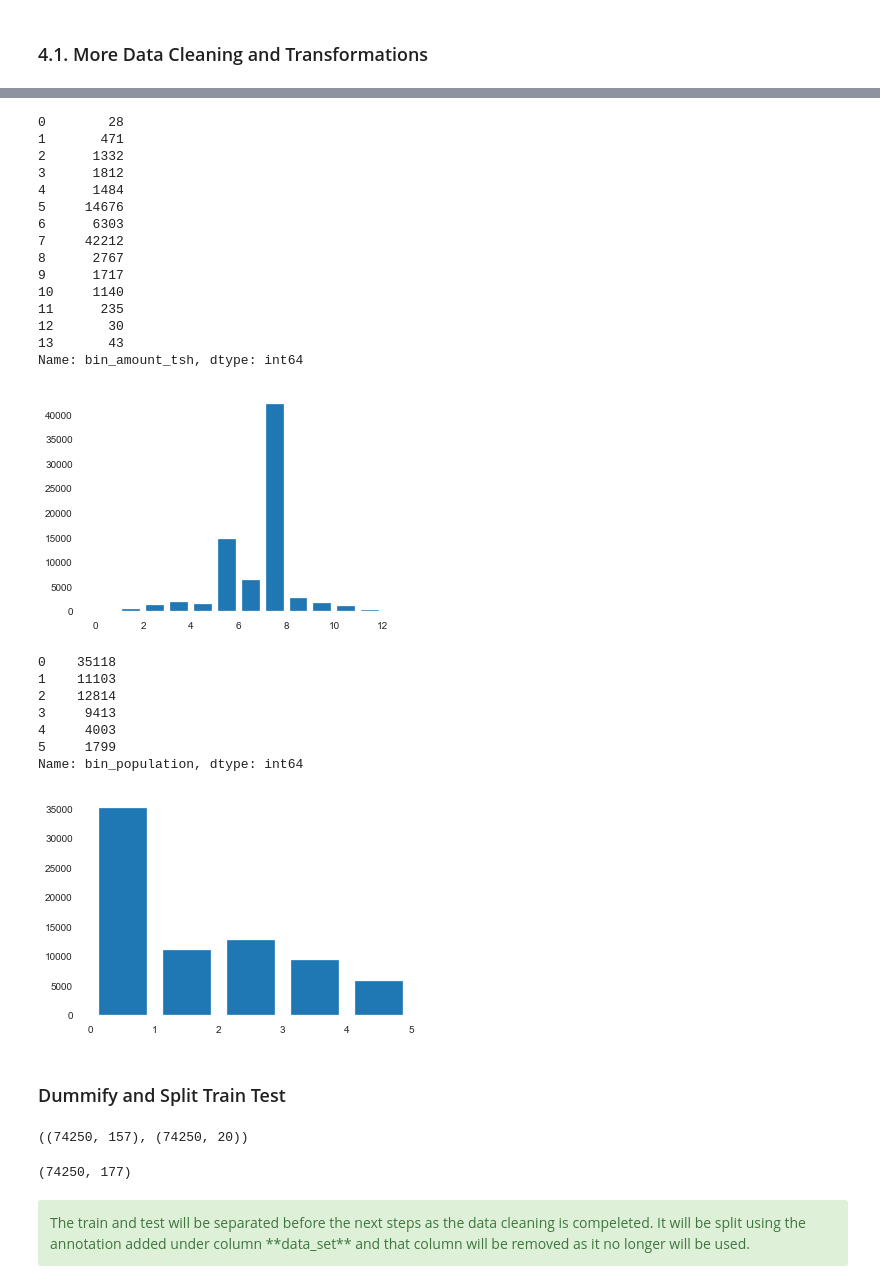
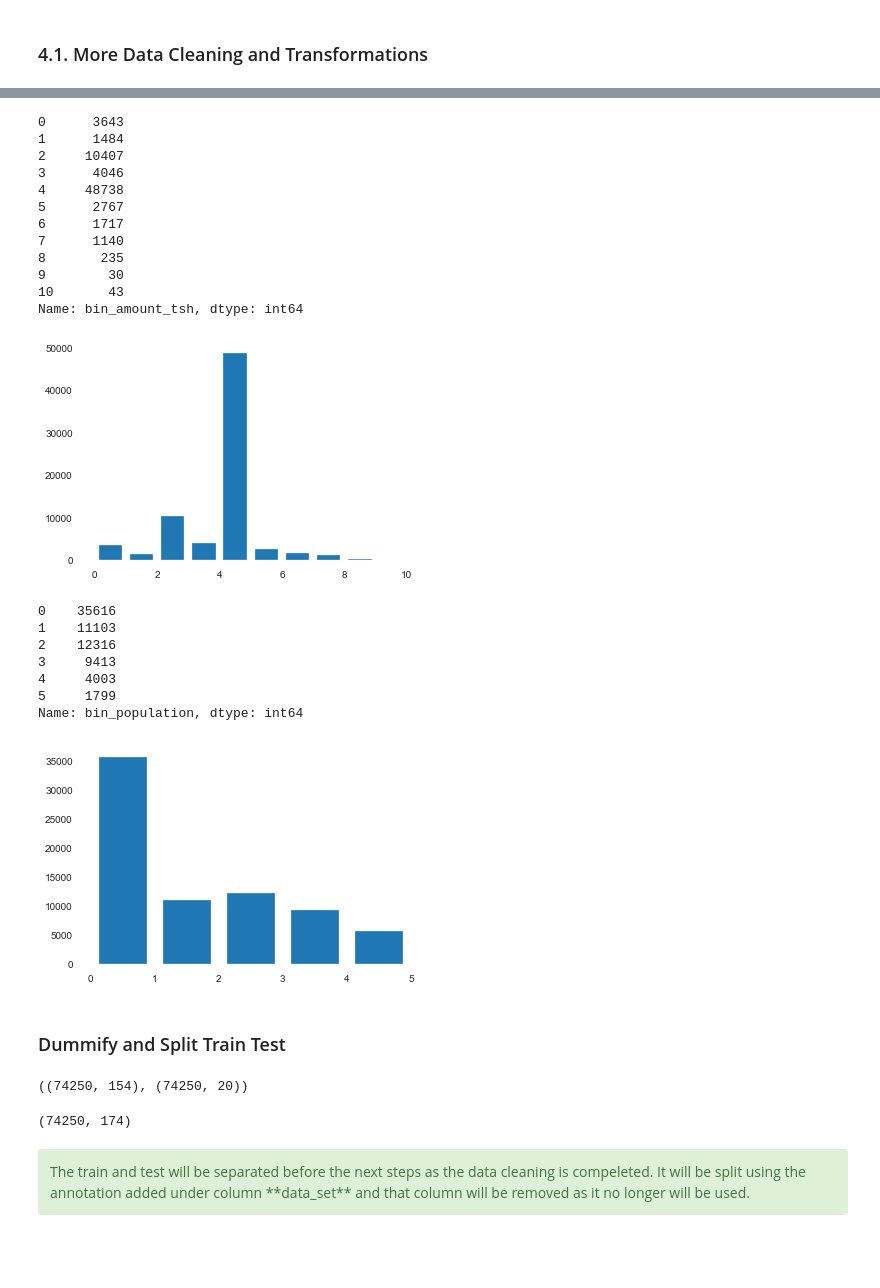
Before and after one commit to amritesh-palani/ML2, a Jupyter notebook: MLII_ GroupD.ipynb, the cells around one changed output, grey strips where cells are left out. Cells and saved outputs as stored; diff of their text form; code cells hidden in the pictures; blank space fills up the shorter version.

```diff
--- a/MLII_ GroupD.ipynb
+++ b/MLII_ GroupD.ipynb
@@ -851,31 +879,28 @@ dataset= dataset.fillna(dataset.groupby('cluster').transform(f))
 # %%
-bat_bins = [0, 3, 5, 15, 20, 45, 50, 300, 500, 1500, 3000, 8000, 20000, 30000, np.inf]
+bat_bins = [0,20, 45, 50, 300, 500, 1500, 3000, 8000, 20000, 30000, np.inf]
 bat_labels = list(range(len(bat_bins) - 1))
 
 dataset['bin_amount_tsh'] = pd.cut(dataset['amount_tsh'],
                                   bins = bat_bins,
                                   labels = bat_labels)
 #Rename the Bins
 
 plt.hist(dataset["bin_amount_tsh"], bins = bat_labels, rwidth = 0.75)
 print(dataset["bin_amount_tsh"].value_counts().sort_index())
 # %% [output]
-0        28
-1       471
-2      1332
-3      1812
-4      1484
-5     14676
-6      6303
-7     42212
-8      2767
-9      1717
-10     1140
-11      235
-12       30
-13       43
+0      3643
+1      1484
+2     10407
+3      4046
+4     48738
+5      2767
+6      1717
+7      1140
+8       235
+9        30
+10       43
 Name: bin_amount_tsh, dtype: int64
-[figure, old version]
+[figure, new version]
 # %%
 bp_bins = [0, 1, 100, 250, 500, 1000, np.inf]
 bp_labels = list(range(len(bp_bins) - 1))
@@ -889,14 +914,14 @@ dataset['bin_population'] = pd.cut(dataset['population'],
 plt.hist(dataset["bin_population"], bins = bp_labels, rwidth = 0.75)
 print(dataset["bin_population"].value_counts().sort_index())
 # %% [output]
-0    35118
+0    35616
 1    11103
-2    12814
+2    12316
 3     9413
 4     4003
 5     1799
 Name: bin_population, dtype: int64
-[figure, old version]
+[figure, new version]
 # %%
 dataset['construction_year']=dataset['construction_year'].astype('int')
 dataset['amount_tsh']=dataset['amount_tsh'].astype('int')
@@ -924,12 +949,12 @@ tar_na_cols=pd.DataFrame(dataset[rm_tar_na].reset_index(drop=True))
 
 dummified_dataset.shape, tar_na_cols.shape
 # %% [output]
-((74250, 157), (74250, 20))
+((74250, 154), (74250, 20))
 # %%
 dummified_dataset=pd.concat([dummified_dataset,tar_na_cols],axis=1)
 dummified_dataset.shape
 # %% [output]
-(74250, 177)
+(74250, 174)
 # %% [markdown]
 <div class="alert alert-block alert-success">
 The train and test will be separated before the next steps as the data cleaning is compeleted. It will be split using the annotation added under column **data_set** and that column will be removed as it no longer will be used.
```
Also changed, not shown: parts of 17 cells of this notebook.
